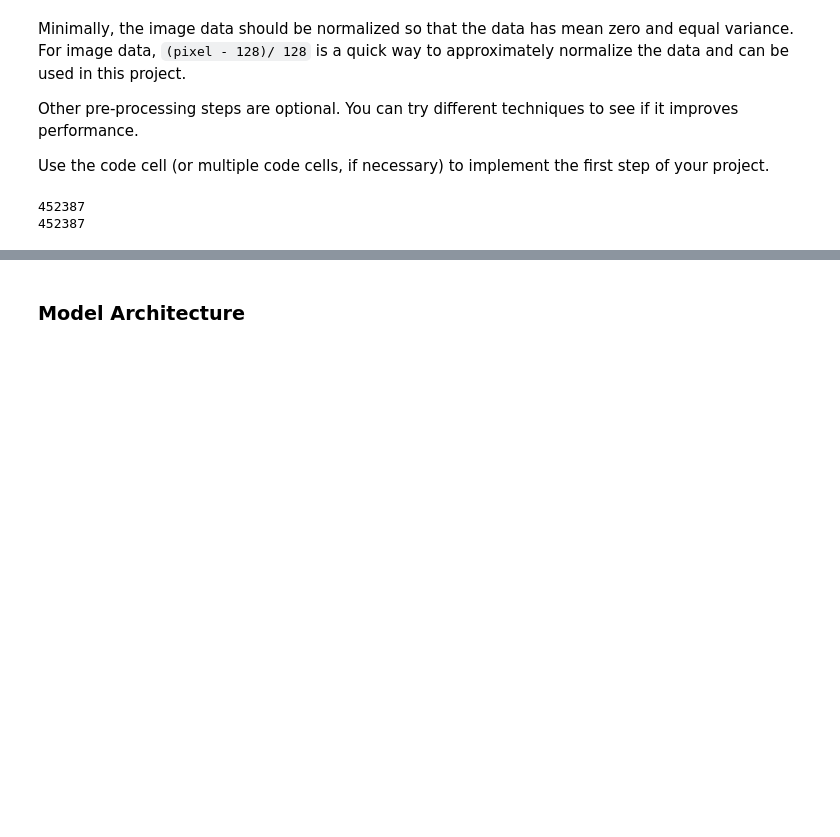
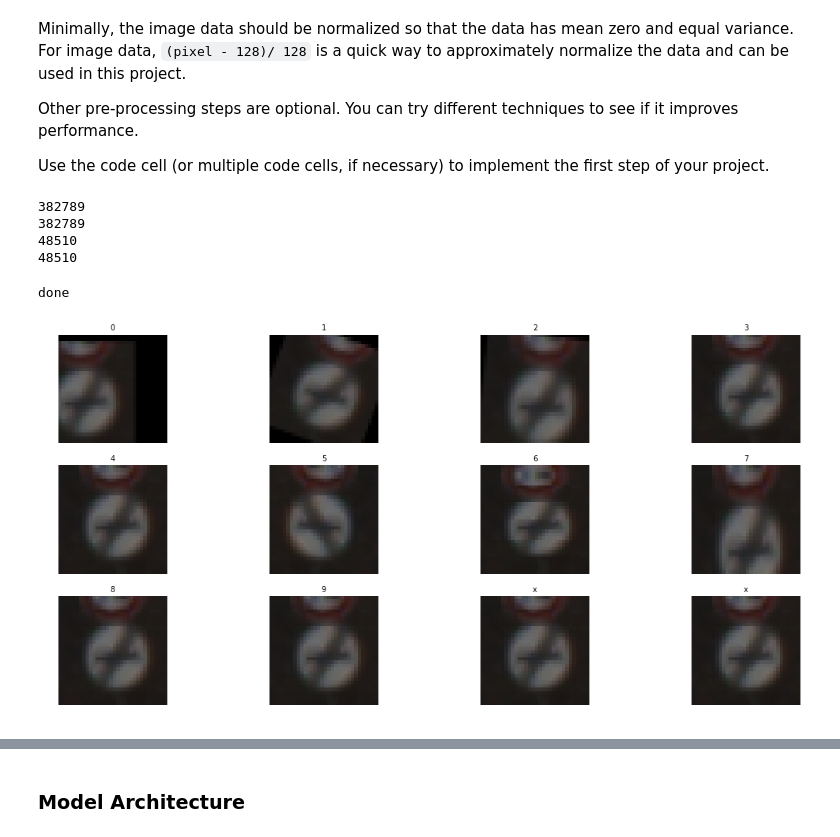
Before and after one commit to z687wang/TrafficSignClassifier, a Jupyter notebook: Traffic_Sign_Classifier.ipynb, the cells around one changed output, grey strips where cells are left out. Cells and saved outputs as stored; diff of their text form; code cells hidden in the pictures; blank space fills up the shorter version.

```diff
--- a/Traffic_Sign_Classifier.ipynb
+++ b/Traffic_Sign_Classifier.ipynb
@@ -240,9 +240,7 @@ class ImageEffect:
         invGamma = 1.0 / gamma
         table = np.array([((i / 255.0) ** invGamma) * 255
             for i in np.arange(0, 256)]).astype("uint8")
-
-        # apply gamma correction using the lookup table
-        return cv2.LUT(image, table)
+        return cv2.LUT(img, table)
 
     def flip(self, img):
         lr = bool(random.getrandbits(1))
@@ -277,15 +275,15 @@ class ImageEffect:
         return cv2.resize(newimage,(wid,hei),interpolation=cv2.INTER_NEAREST)
 
     def random_scale(self, img):
-         img2=img.copy()
-#         sc_y=0.4*np.random.rand()+1.0
-#         img2=cv2.resize(img, None, fx=1, fy=sc_y, interpolation = cv2.INTER_CUBIC)
-#         dy = int((img2.shape[1]-img.shape[0])/2)
-#         end = img.shape[1]-dy
-#         img2 = img2[dy:end,:,:]
-#         assert img2.shape[0] == 32
-#         #print(img2.shape,dy,end)
-         return img2
+        img2=img.copy()
+        sc_y=0.4*np.random.rand()+1.0
+        img2=cv2.resize(img, None, fx=1, fy=sc_y, interpolation = cv2.INTER_CUBIC)
+        dy = int((img2.shape[1]-img.shape[0])/2)
+        end = img.shape[1]-dy
+        img2 = img2[dy:end,:]
+        assert img2.shape[0] == 32
+        #print(img2.shape,dy,end)
+        return img2
 
     def linear(self, img, s=1.0, m=0.0):
         img2=cv2.multiply(img, np.array([s]))
@@ -304,7 +302,7 @@ imageEffect = ImageEffect()
 for index in range(X_train.shape[0]):
     img = X_train[index]
     label = y_train[index]
-    for i in range(0, 12):
+    for i in range(0, 10):
         s = randint(0, 9)
         newImage = imageEffect.transformImage(img, s)
         if (newImage.shape == img.shape):
@@ -317,7 +315,7 @@ for index in range(X_train.shape[0]):
 for index in range(X_valid.shape[0]):
     img = X_valid[index]
     label = y_valid[index]
-    for i in range(0, 12):
+    for i in range(0, 10):
         s = randint(0, 9)
         newImage = imageEffect.transformImage(img, s)
         if (newImage.shape == img.shape):
@@ -337,11 +335,57 @@ print(X_train_extend.shape[0])
 print(y_valid_extend.shape[0])
 print(X_valid_extend.shape[0])
 # %% [output]
-452387
-452387
+382789
+382789
+48510
+48510
 # %%
 X_train = X_train_extend
 y_train = y_train_extend
+print("done")
+# %% [output]
+done
+# %%
+def plot_figures(figures, nrows = 1, ncols=1, labels=None):
+    fig, axs = plt.subplots(ncols=ncols, nrows=nrows, figsize=(12, 14))
+    axs = axs.ravel()
+    for index, title in zip(range(len(figures)), figures):
+        axs[index].imshow(figures[title], plt.gray())
+        if(labels != None):
+            axs[index].set_title(labels[index])
+        else:
+            axs[index].set_title(title)
+
+        axs[index].set_axis_off()
+
+    plt.tight_layout()
+
+figures1 = []
+labels = []
+test_img = X_train[0]
+
+for index in range(0, 10):
+    figures1.append(imageEffect.transformImage(test_img, index))
+    labels.append(index)
+
+figures1.append(test_img)
+labels.append('x')
+
+figures1.append(test_img)
+labels.append('x')
+
+fig, axs = plt.subplots(3,4, figsize=(20, 9))
+fig.subplots_adjust(hspace = .2, wspace=.001)
+axs = axs.ravel()
+
+for i in range(0, 12):
+    image = figures1[i]
+    axs[i].axis('off')
+    image = np.expand_dims(image, axis=0)
+    axs[i].imshow(image.squeeze())
+    axs[i].set_title(labels[i], fontsize=10)
+# %% [output]
+[figure, added]
 # %%
 ### Preprocess the data here. It is required to normalize the data. Other preprocessing steps could include
 ### converting to grayscale, etc.
```
Also changed, not shown: parts of 11 cells of this notebook.
